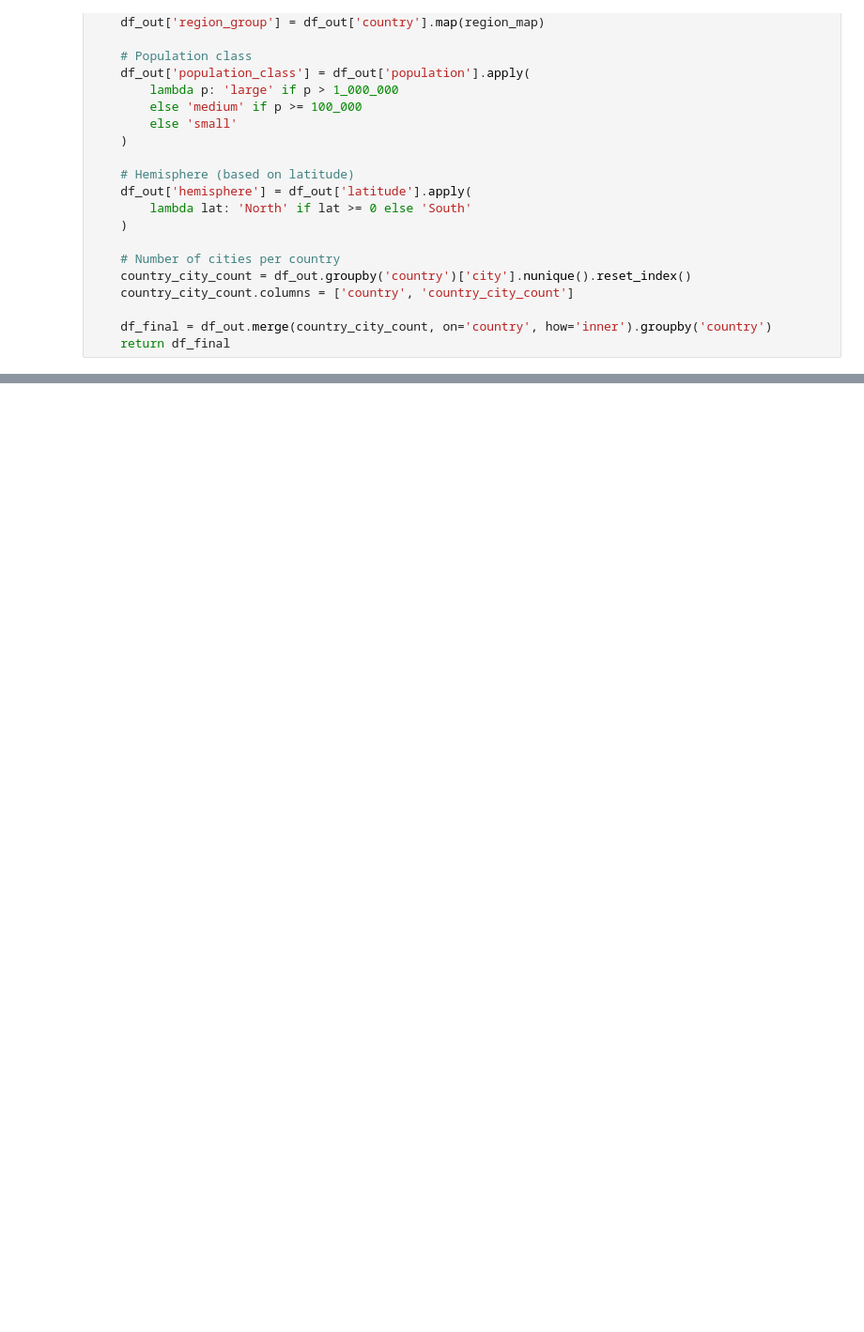
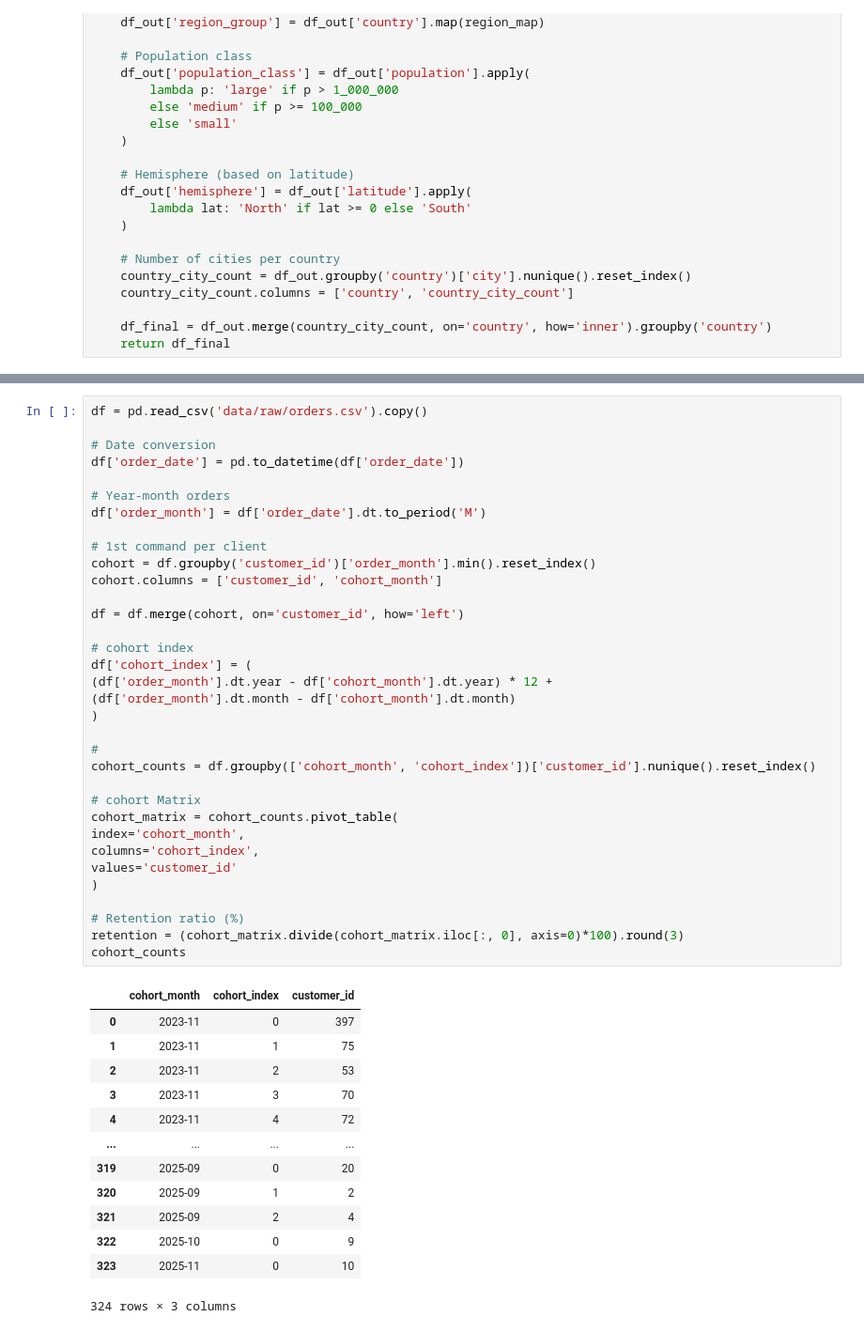
Before and after one commit to Hassan-essoufi/E-commerce_data_analytics_with_PowerBi, a Jupyter notebook: file.ipynb, the cells around one changed output, grey strips where cells are left out. Shown: that part at 94% size. Cells and saved outputs as stored; diff of their text form; blank space fills up the shorter version.

```diff
--- a/file.ipynb
+++ b/file.ipynb
@@ -1104,0 +1200,48 @@ def create_geographic_features(df_geolocation):
+# %%
+df = pd.read_csv('data/raw/orders.csv').copy()
+
+# Date conversion
+df['order_date'] = pd.to_datetime(df['order_date'])
+
+# Year-month orders
+df['order_month'] = df['order_date'].dt.to_period('M')
+
+# 1st command per client
+cohort = df.groupby('customer_id')['order_month'].min().reset_index()
+cohort.columns = ['customer_id', 'cohort_month']
+
+df = df.merge(cohort, on='customer_id', how='left')
+
+# cohort index
+df['cohort_index'] = (
+(df['order_month'].dt.year - df['cohort_month'].dt.year) * 12 +
+(df['order_month'].dt.month - df['cohort_month'].dt.month)
+)
+
+#
+cohort_counts = df.groupby(['cohort_month', 'cohort_index'])['customer_id'].nunique().reset_index()
+
+# cohort Matrix
+cohort_matrix = cohort_counts.pivot_table(
+index='cohort_month',
+columns='cohort_index',
+values='customer_id'
+)
+
+# Retention ratio (%)
+retention = (cohort_matrix.divide(cohort_matrix.iloc[:, 0], axis=0)*100).round(3)
+cohort_counts
+# %% [output]
+|  | cohort_month | cohort_index | customer_id |
+| 0 | 2023-11 | 0 | 397 |
+| 1 | 2023-11 | 1 | 75 |
+| 2 | 2023-11 | 2 | 53 |
+| 3 | 2023-11 | 3 | 70 |
+| 4 | 2023-11 | 4 | 72 |
+| ... | ... | ... | ... |
+| 319 | 2025-09 | 0 | 20 |
+| 320 | 2025-09 | 1 | 2 |
+| 321 | 2025-09 | 2 | 4 |
+| 322 | 2025-10 | 0 | 9 |
+| 323 | 2025-11 | 0 | 10 |
+324 rows × 3 columns
```
Also changed, not shown: parts of 6 cells of this notebook, 1 other file.
